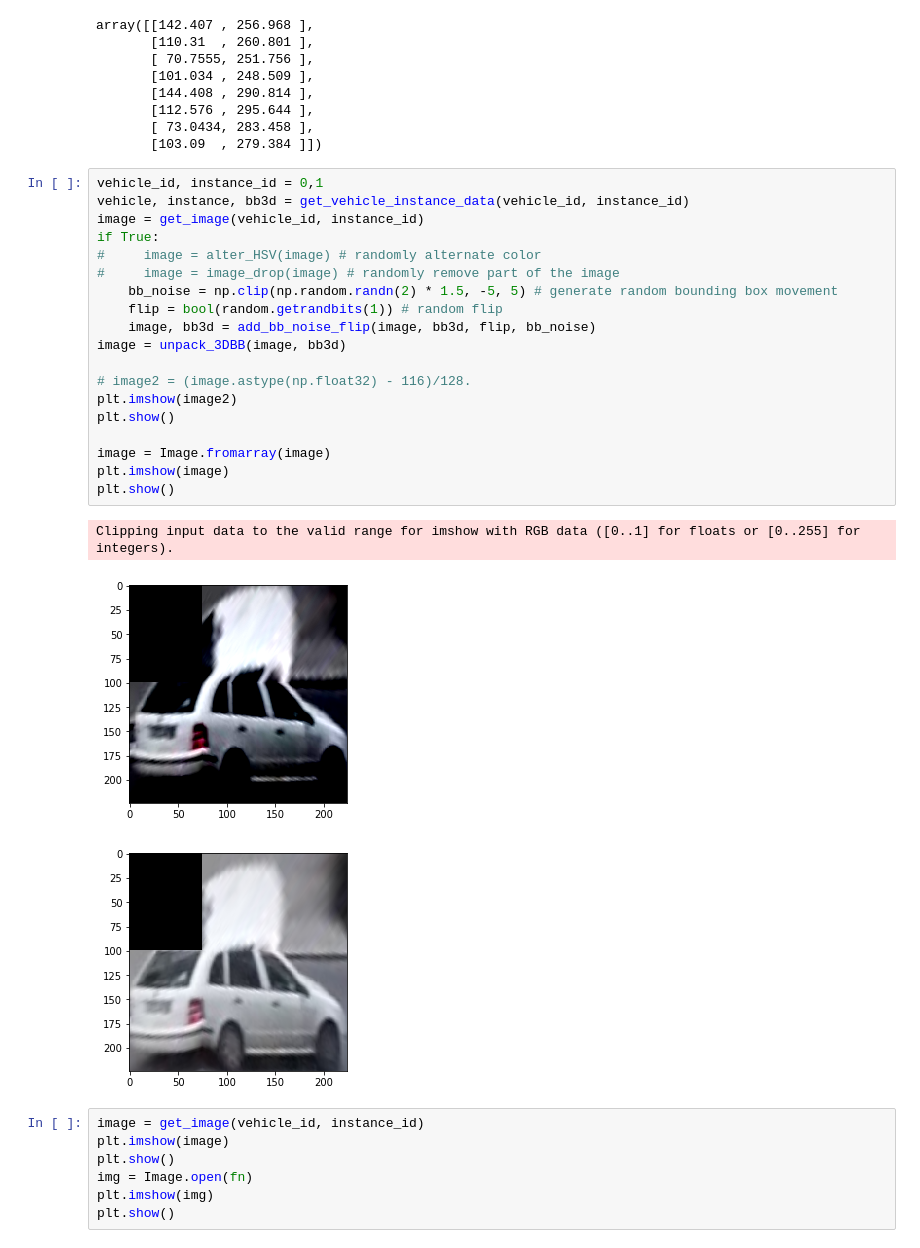
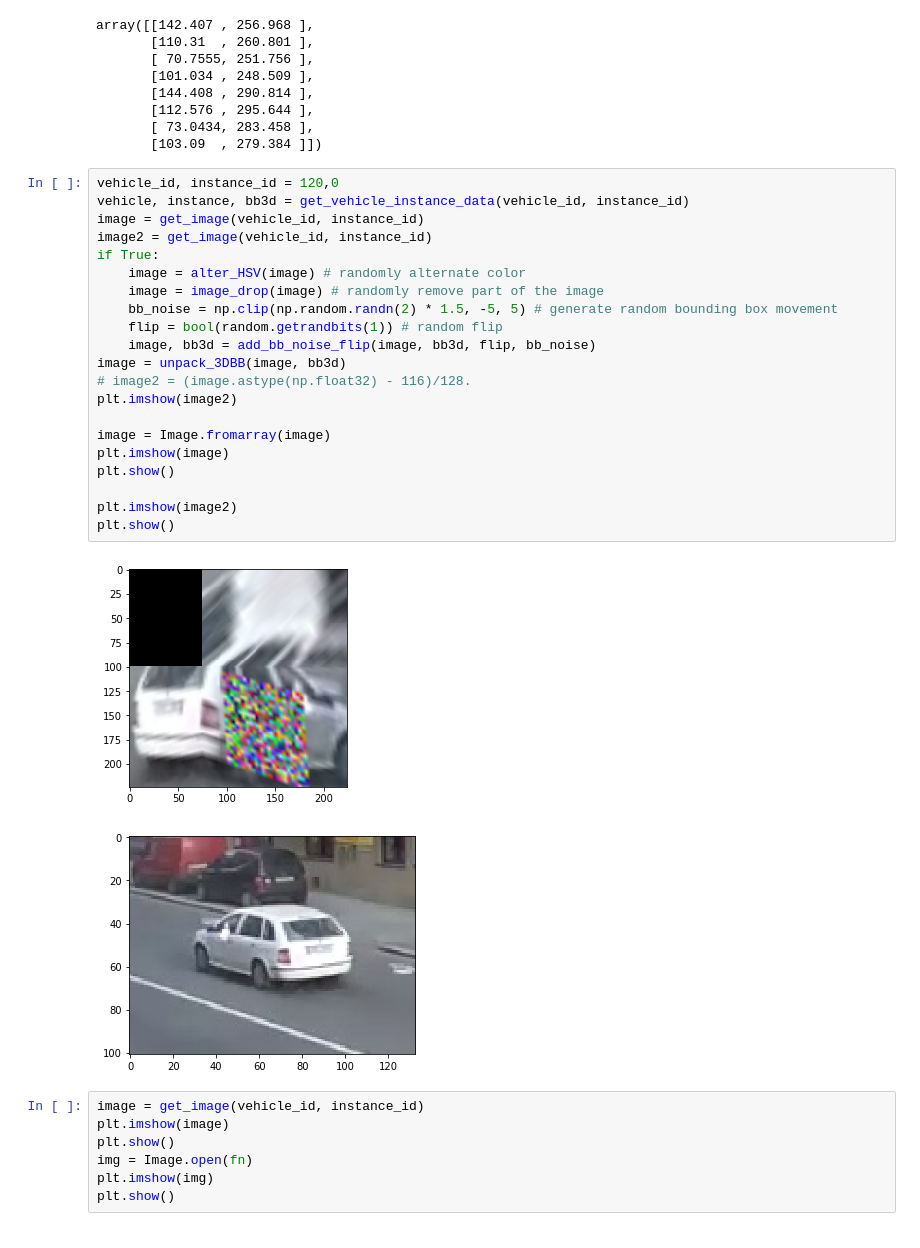
Before and after one commit to martinodonnell/LowResImageRecognision, a Jupyter notebook: jupyterFiles/Boxcars Augmentation Take 2.ipynb, the cells around one changed output. Cells and saved outputs as stored; diff of their text form.

```diff
--- a/jupyterFiles/Boxcars Augmentation Take 2.ipynb
+++ b/jupyterFiles/Boxcars Augmentation Take 2.ipynb
@@ -146,28 +146,29 @@ array([[142.407 , 256.968 ],
        [ 73.0434, 283.458 ],
        [103.09  , 279.384 ]])
 # %%
-vehicle_id, instance_id = 0,1
+vehicle_id, instance_id = 120,0
 vehicle, instance, bb3d = get_vehicle_instance_data(vehicle_id, instance_id)
 image = get_image(vehicle_id, instance_id)
+image2 = get_image(vehicle_id, instance_id)
 if True:
-#     image = alter_HSV(image) # randomly alternate color
-#     image = image_drop(image) # randomly remove part of the image
+    image = alter_HSV(image) # randomly alternate color
+    image = image_drop(image) # randomly remove part of the image
     bb_noise = np.clip(np.random.randn(2) * 1.5, -5, 5) # generate random bounding box movement
     flip = bool(random.getrandbits(1)) # random flip
     image, bb3d = add_bb_noise_flip(image, bb3d, flip, bb_noise)
 image = unpack_3DBB(image, bb3d)
-
 # image2 = (image.astype(np.float32) - 116)/128.
 plt.imshow(image2)
-plt.show()
 
 image = Image.fromarray(image)
 plt.imshow(image)
 plt.show()
+
+plt.imshow(image2)
+plt.show()
 # %% [output]
-Clipping input data to the valid range for imshow with RGB data ([0..1] for floats or [0..255] for integers).
-[figure, old version]
+[figure, new version]
-[figure, old version]
+[figure, new version]
 # %%
 image = get_image(vehicle_id, instance_id)
 plt.imshow(image)
```
Also changed, not shown: 7 other files.
